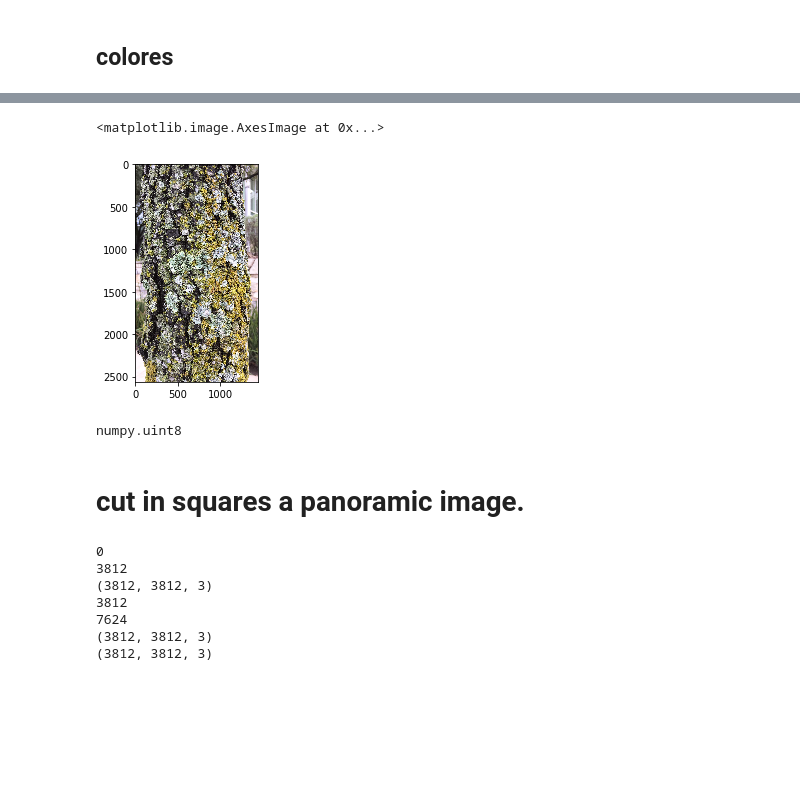
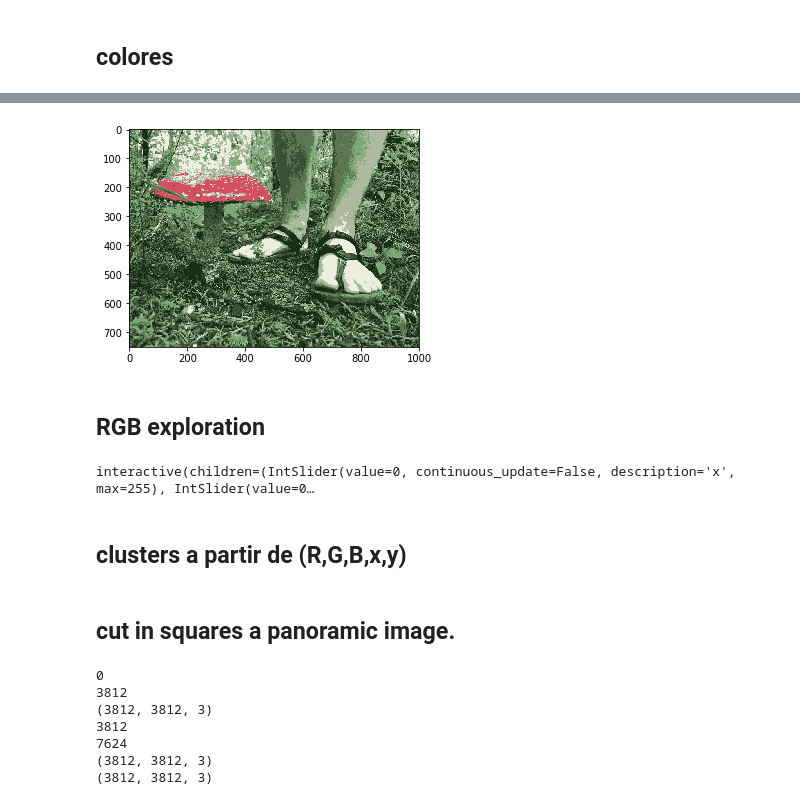
Before and after one commit to jeroaranda/notebooks, a Jupyter notebook: imageProcessing.ipynb, the cells around one changed output, grey strips where cells are left out. Drawn from its saved outputs; the diff is of its cells as text; code cells hidden in the pictures; blank space fills up the shorter version.

```diff
--- a/imageProcessing.ipynb
+++ b/imageProcessing.ipynb
@@ -218,5 +238,0 @@ IndexError: boolean index did not match indexed array along dimension 0; dimensi
-# %%
-plt.imshow(new_img, cmap=plt.cm.gray)
-# %% [output]
-<matplotlib.image.AxesImage at 0x...>
-[figure, removed]
@@ -225,9 +239,20 @@ img=rotated
-# %%
-type(img[0,0,0])
-# %% [output]
-numpy.uint8
+# %%
+nueva_imagen()
+# %% [output]
+[figure, added]
+# %% [markdown]
+## RGB exploration
+# %%
+def f(x,y,z):
+    sns.palplot([x/256,y/256,z/256])
+    return (x,y,z)
+interact(f, x=widgets.IntSlider(min=0, max=255, step=1, value=0,continuous_update=False),y=widgets.IntSlider(min=0, max=255, step=1, value=0,continuous_update=False),z=widgets.IntSlider(min=0, max=255, step=1, value=0,continuous_update=False));
+# %% [output]
+interactive(children=(IntSlider(value=0, continuous_update=False, description='x', max=255), IntSlider(value=0…
+# %% [markdown]
+## clusters a partir de (R,G,B,x,y)
 # %% [markdown]
-# cut in squares a panoramic image.
+## cut in squares a panoramic image.
 # %%
 for i in range(floor(xsize/ysize)):
     new_img=np.ndarray(shape=(ysize,ysize,3), dtype=int, order='F')
```
Also changed, not shown: parts of 17 cells of this notebook, 1 other file.
